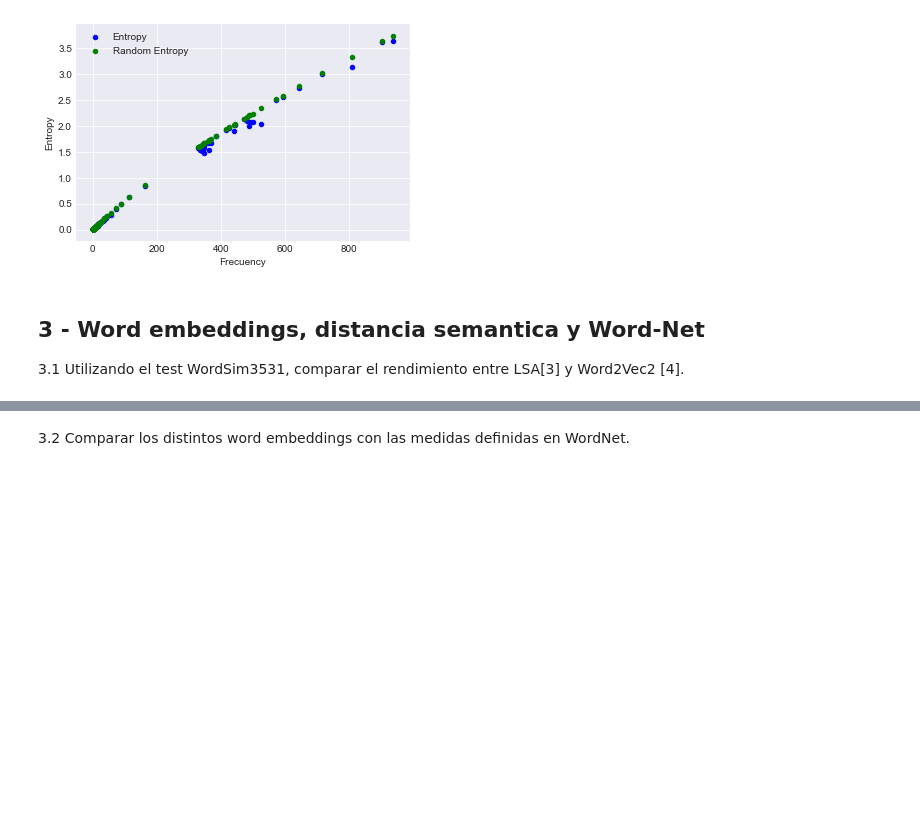
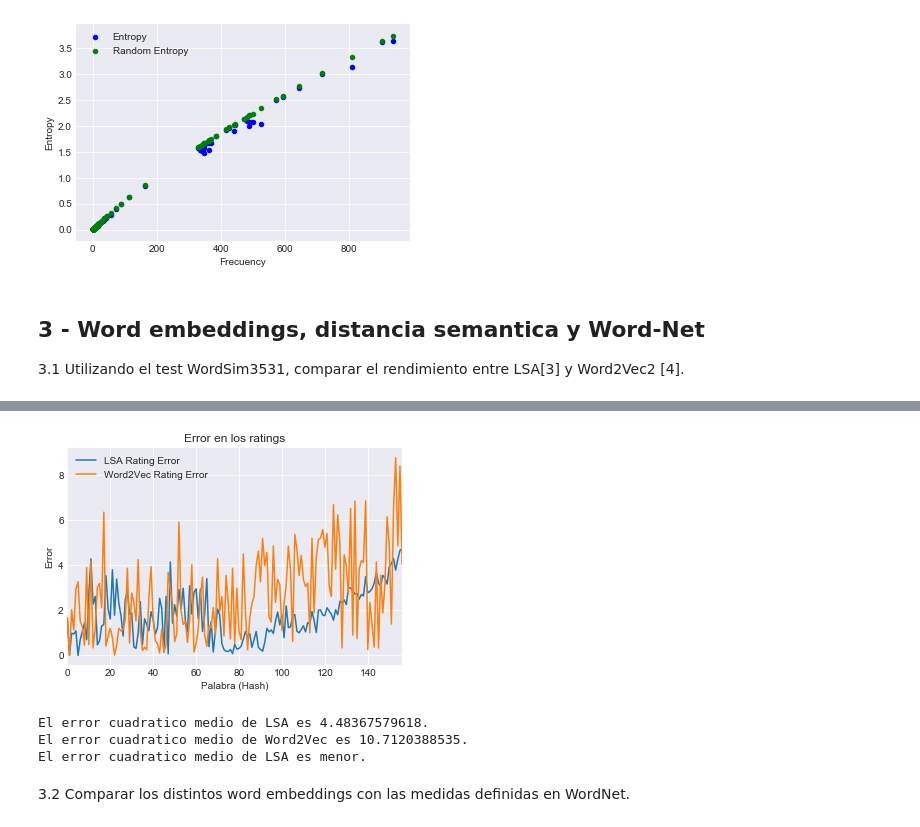
Before and after one commit to lucasputer/CienciaDeDatos, a Jupyter notebook: tp6/TP6.ipynb, the cells around one changed output, grey strips where cells are left out. Cells and saved outputs as stored; diff of their text form; code cells hidden in the pictures; blank space fills up the shorter version.

```diff
--- a/tp6/TP6.ipynb
+++ b/tp6/TP6.ipynb
@@ -327,0 +364,5 @@ plt.show()
+# %%
+lsi = models.LsiModel(corpus, id2word=dictionary, num_topics=300)
+# %%
+wordsim = open('data/wordsim_similarity_goldstandard.txt').read()
+word2vec = models.Word2Vec(tasa_data, size=100, window=5, min_count=5, workers=4)
@@ -327,0 +371,9 @@ plt.show()
+# %%
+def lsa_similarity(w1, w2):
+    return (matutils.cossim(lsi[dictionary.doc2bow([w1])], lsi[dictionary.doc2bow([w2])])+1) / 2 * 10
+
+def word2vec_similarity(w1, w2):
+    return word2vec.wv.similarity(w1, w2) * 10
+# %%
+results = [sentence.split(" ") for sentence in wordsim.splitlines()]
+results = [[w1,w2,float(v),float('%.2f'%(lsa_similarity(w1,w2))),float('%.2f'%(word2vec_similarity(w1,w2)))] for w1,w2,v in results if (tasa_freqs.get(w1,0) > 1 and tasa_freqs.get(w2,0) > 1 and w1 in word2vec.wv.vocab and w2 in word2vec.wv.vocab)]
@@ -328,2 +395,22 @@ plt.show()
+# %%
+results_error = [(abs(lv-v),abs(wv-v)) for w1,w2,v,lv,wv in results]
+results_plot_df = pd.DataFrame(results_error, columns=['LSA Rating Error','Word2Vec Rating Error'], index=range(len(results)))
+ax = results_plot_df.plot()
+ax.set_title("Error en los ratings")
+ax.set_xlabel("Palabra (Hash)")
+ax.set_ylabel("Error")
+plt.show()
+# %% [output]
+[figure, added]
+# %%
+lsa_error_cuadratico = sum([(lv-v)*(lv-v) for w1,w2,v,lv,wv in results])/len(results)
+w2v_error_cuadratico = sum([(wv-v)*(wv-v) for w1,w2,v,lv,wv in results])/len(results)
+print "El error cuadratico medio de LSA es " + str(lsa_error_cuadratico) + "."
+print "El error cuadratico medio de Word2Vec es " + str(w2v_error_cuadratico) + "."
+print "El error cuadratico medio de " + ("LSA" if lsa_error_cuadratico < w2v_error_cuadratico else "Word2Vec") + " es menor."
+# %% [output]
+El error cuadratico medio de LSA es 4.48367579618.
+El error cuadratico medio de Word2Vec es 10.7120388535.
+El error cuadratico medio de LSA es menor.
 # %% [markdown]
 3.2 Comparar los distintos word embeddings con las medidas definidas en WordNet.
```
Also changed, not shown: parts of 17 cells of this notebook, 5 other files.
